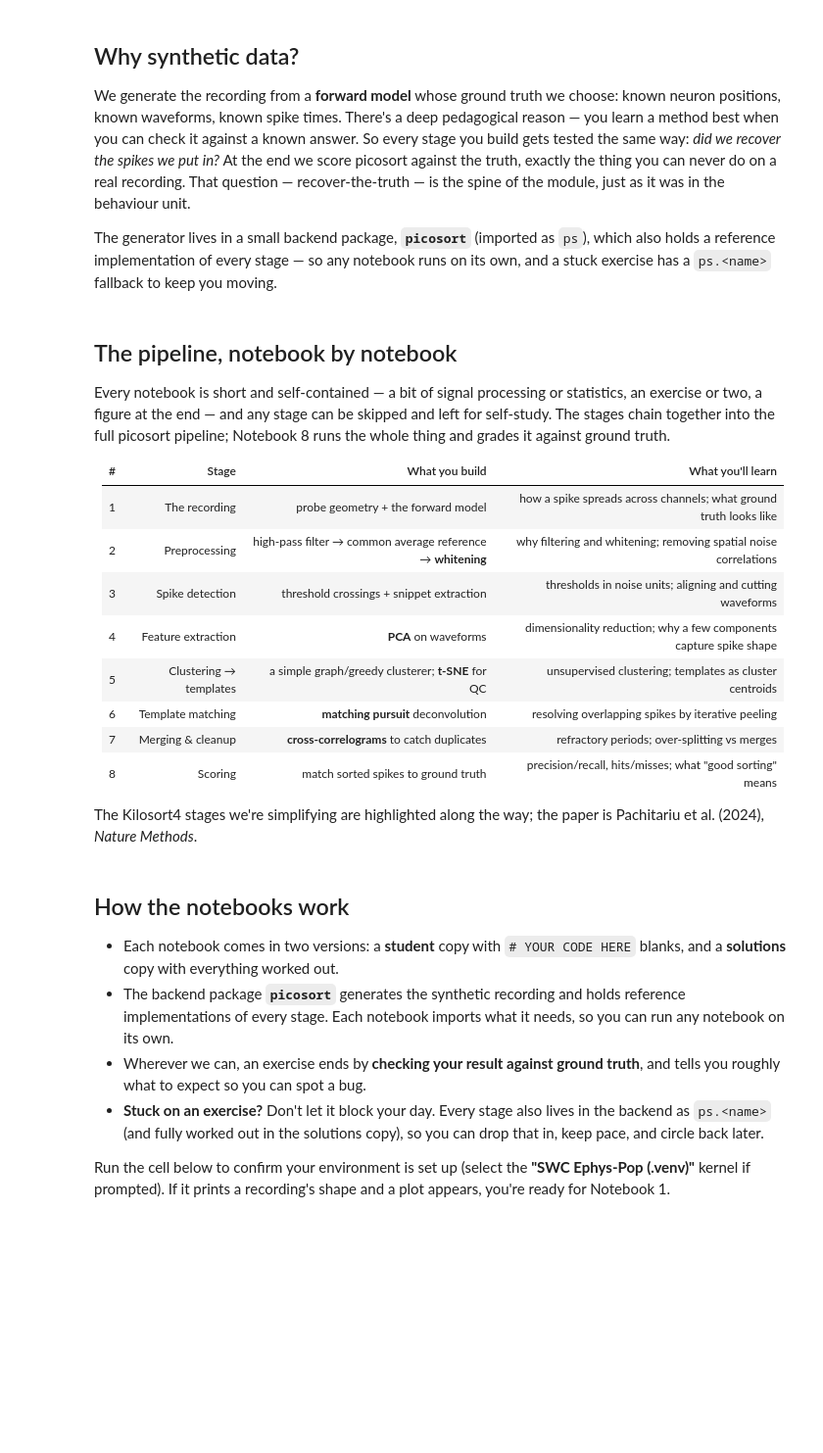
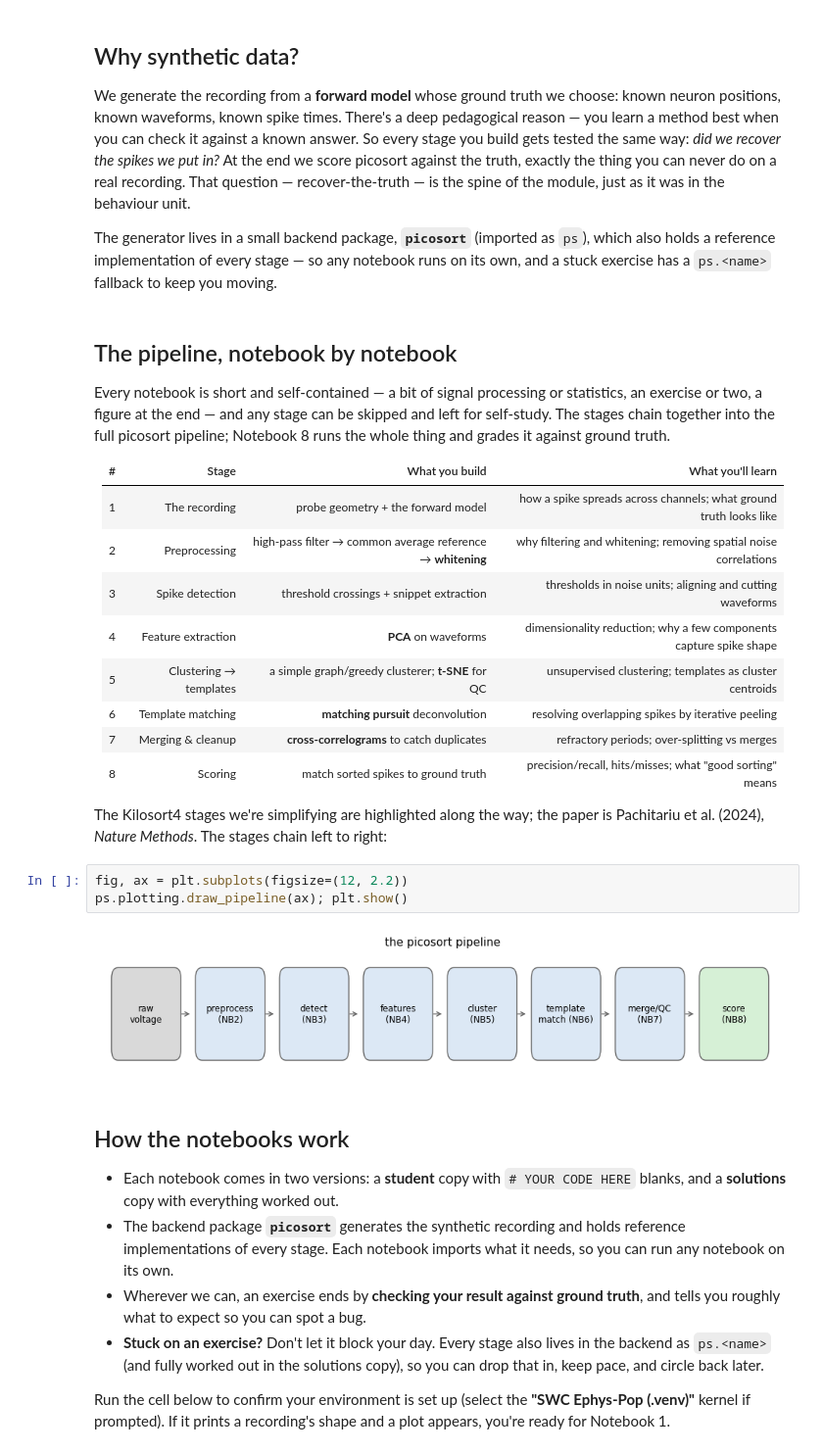
Before and after one commit to stootoon/swc-en-2026, a Jupyter notebook: ephys-pop/notebooks/00_roadmap_solutions.ipynb, the cells around one changed output. Shown at 98% size. Cells and saved outputs as stored; diff of their text form; blank space fills up the shorter version.

```diff
--- a/ephys-pop/notebooks/00_roadmap_solutions.ipynb
+++ b/ephys-pop/notebooks/00_roadmap_solutions.ipynb
@@ -57,7 +72,12 @@ Notebook 8 runs the whole thing and grades it against ground truth.
 | 8 | Scoring | match sorted spikes to ground truth | precision/recall, hits/misses; what "good sorting" means |
 
 The Kilosort4 stages we're simplifying are highlighted along the way; the paper is
-Pachitariu et al. (2024), *Nature Methods*.
+Pachitariu et al. (2024), *Nature Methods*. The stages chain left to right:
+# %%
+fig, ax = plt.subplots(figsize=(12, 2.2))
+ps.plotting.draw_pipeline(ax); plt.show()
+# %% [output]
+[figure, added]
 # %% [markdown]
 ## How the notebooks work
 
```
Also changed, not shown: parts of 3 cells of this notebook, 39 other files.
